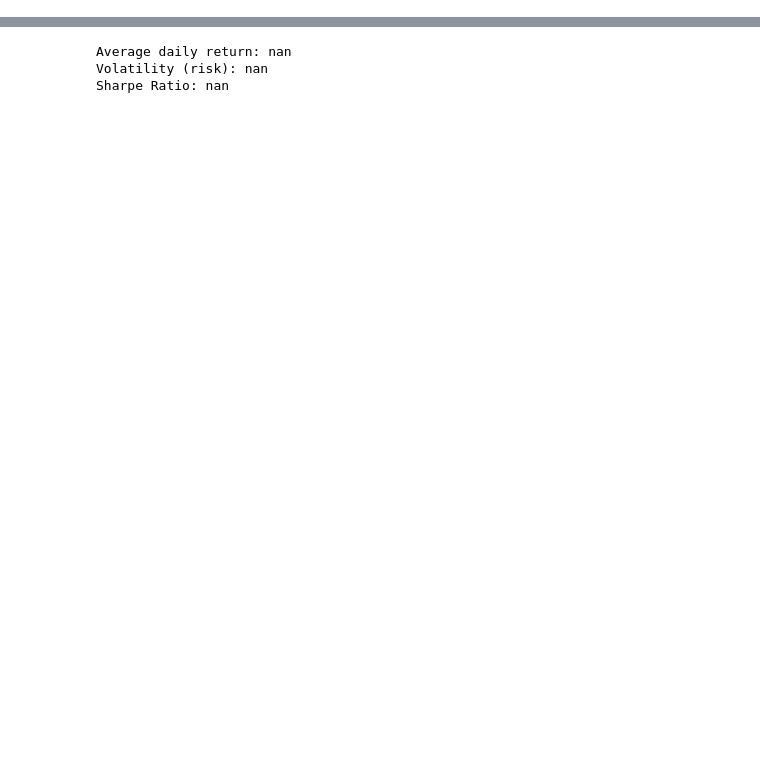
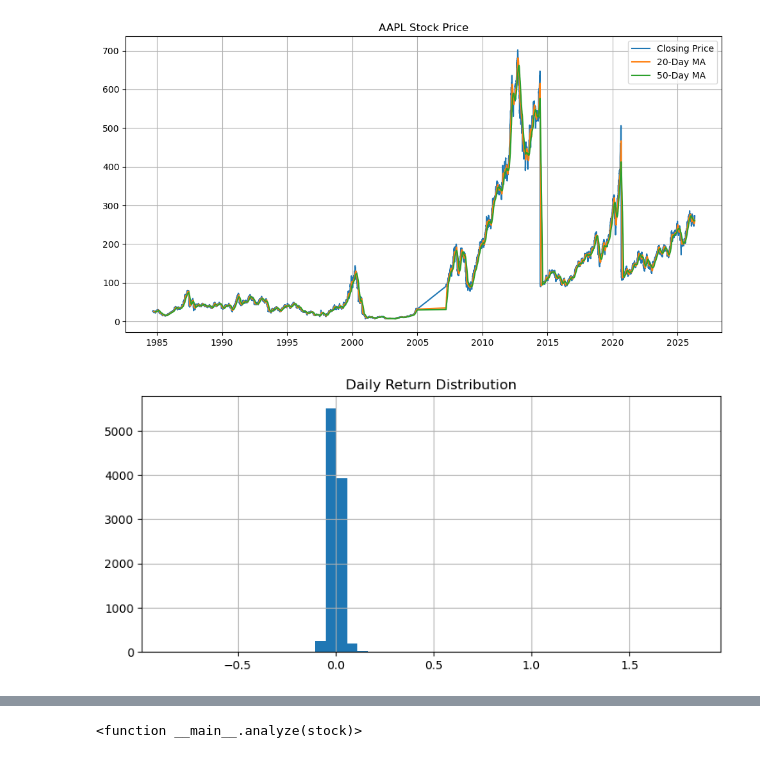
Before and after one commit to Zz1momode/Acc102-Track4, a Jupyter notebook: acc102_track4_final.ipynb, the cells around one changed output, grey strips where cells are left out. Saved outputs shown, nothing was run; the diff lists cells and outputs as text; code cells hidden in the pictures; blank space fills up the shorter version.

```diff
--- a/acc102_track4_final.ipynb
+++ b/acc102_track4_final.ipynb
@@ -18,16 +18,15 @@
 
 # %% [markdown]
 # ## Data Source
-# Data is obtained from Yahoo Finance using the yfinance package.
-# Access date: April 2026.
+# Stock data is collected using Akshare. I chose this source because Yahoo Finance had access issues during testing..
 
 # %%
 # Install required libraries
-!pip install yfinance ipywidgets
+!pip install akshare ipywidgets
 
 # %%
 # Import libraries
-import yfinance as yf
+import akshare as ak
 import pandas as pd
 import matplotlib.pyplot as plt
 import numpy as np
@@ -36,40 +35,45 @@ from IPython.display import display
 
 # %% [markdown]
 # # 2. Get Stock Data
-# I will use Apple (AAPL) as an example stock from 2020 to 2024.
+def get_stock_data(stock):
+    data = ak.stock_us_daily(symbol=stock)
+
+    data['date'] = pd.to_datetime(data['date'])
+    data.set_index('date', inplace=True)
+
+    data = data.sort_index()
+
+    # Rename columns to match yfinance format
+    data.rename(columns={
+        'open': 'Open',
+        'high': 'High',
+        'low': 'Low',
+        'close': 'Close',
+        'volume': 'Volume'
+    }, inplace=True)
+
+    return data
 
 # %%
-# Download data
+# Load data
 stock = "AAPL"
-data = yf.download(stock, start="2020-01-01", end="2024-01-01")
+data = get_stock_data(stock)
 
 # Show first rows
 data.head()
 
 # %% [markdown]
 # # 3. Clean and Prepare Data
-
-# %%
-# Remove missing values
 data = data.dropna()
-
-# Calculate daily return
 data["Return"] = data["Close"].pct_change()
-
-# Add moving averages
 data["MA20"] = data["Close"].rolling(window=20).mean()
 data["MA50"] = data["Close"].rolling(window=50).mean()
-
 data.head()
 
 # %% [markdown]
 # # 4. Basic Statistics (Return and Risk)
-
-# %%
 mean_return = data["Return"].mean()
 volatility = data["Return"].std()
-
-# Add simple performance metric (轻微加分点)
 risk_free_rate = 0.0001
 sharpe_ratio = (mean_return - risk_free_rate) / volatility
 
@@ -79,8 +83,6 @@ print("Sharpe Ratio:", sharpe_ratio)
 
 # %% [markdown]
 # # 5. Visualize Stock Price and Trends
-
-# %%
 plt.figure(figsize=(12,6))
 plt.plot(data["Close"], label="Closing Price")
 plt.plot(data["MA20"], label="20-Day MA")
@@ -90,8 +92,6 @@ plt.title(f"{stock} Stock Price")
 plt.legend()
 plt.grid(True)
 plt.show()
-
-# %%
 plt.figure(figsize=(9,4))
 plt.hist(data["Return"].dropna(), bins=50)
 plt.title("Daily Return Distribution")
@@ -100,11 +100,8 @@ plt.show()
 
 # %% [markdown]
 # # 6. Interactive Stock Analyzer
-# Users can choose different stocks to analyse.
-
-# %%
 def analyze(stock):
-    data = yf.download(stock, start="2020-01-01")
+    data = get_stock_data(stock)
     data = data.dropna()
 
     data["Return"] = data["Close"].pct_change()
@@ -114,7 +111,6 @@ def analyze(stock):
     mean_ret = data["Return"].mean()
     vol = data["Return"].std()
 
-    # Add Sharpe ratio in interactive part
     risk_free_rate = 0.0001
     sharpe = (mean_ret - risk_free_rate) / vol
 
@@ -133,30 +129,8 @@ def analyze(stock):
     plt.show()
 
 # %%
-# Interactive menu
 widgets.interact(
     analyze,
     stock=["AAPL", "TSLA", "MSFT", "GOOGL", "AMZN"]
 )
-
-# %% [markdown]
-# # 7. Conclusion
-
-# ## Findings
-# - AAPL shows relatively stable growth over the selected period.
-# - Stocks such as TSLA tend to have higher volatility.
-# - Moving averages help identify trends.
-
-# ## Insights
-# - Higher return is usually associated with higher risk.
-# - Volatility is an important measure for investors.
-
-# ## Limitations
-# - Only historical data is used
-# - No prediction model is included
-
-# ## Future Improvements
-# - Add forecasting models
-# - Include more indicators
-# - Improve interactivity
 # %% [output]
@@ -179,0 +154,2 @@ Requirement already satisfied: mdurl~=0.1 in c:\users\lenovo\anaconda3\lib\site-
+[figure, new version]
+[figure, new version]
@@ -184,3 +157 @@ Requirement already satisfied: mdurl~=0.1 in c:\users\lenovo\anaconda3\lib\site-
-Average daily return: nan
-Volatility (risk): nan
-Sharpe Ratio: nan
+<function __main__.analyze(stock)>
```
Also changed, not shown: parts of 1 cell of this notebook.
